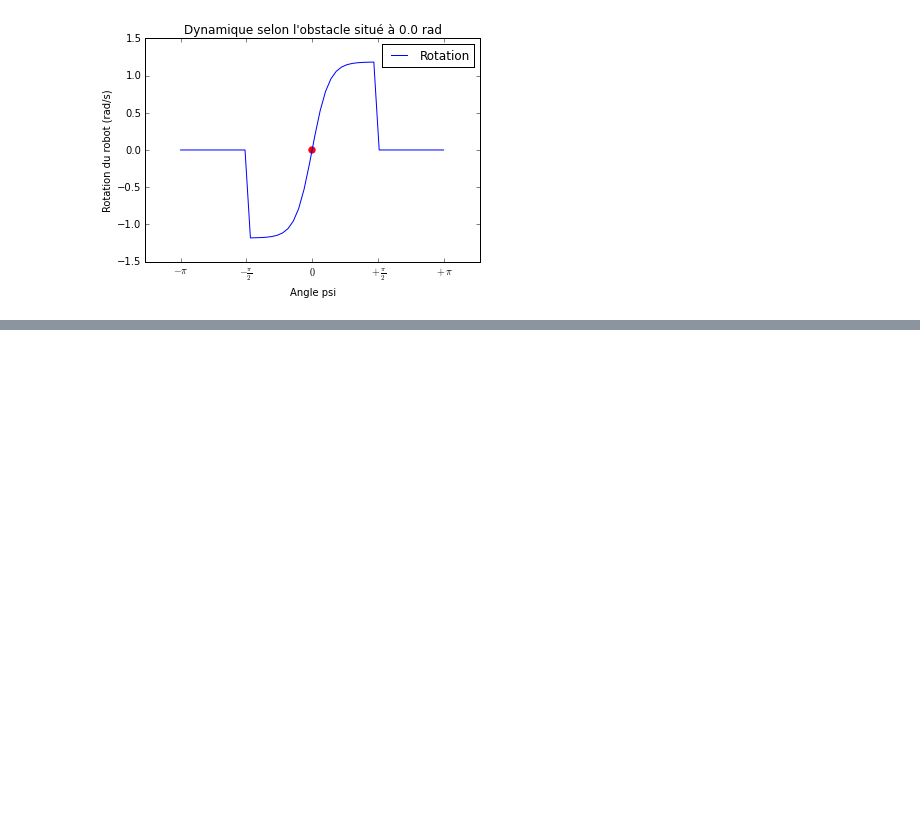
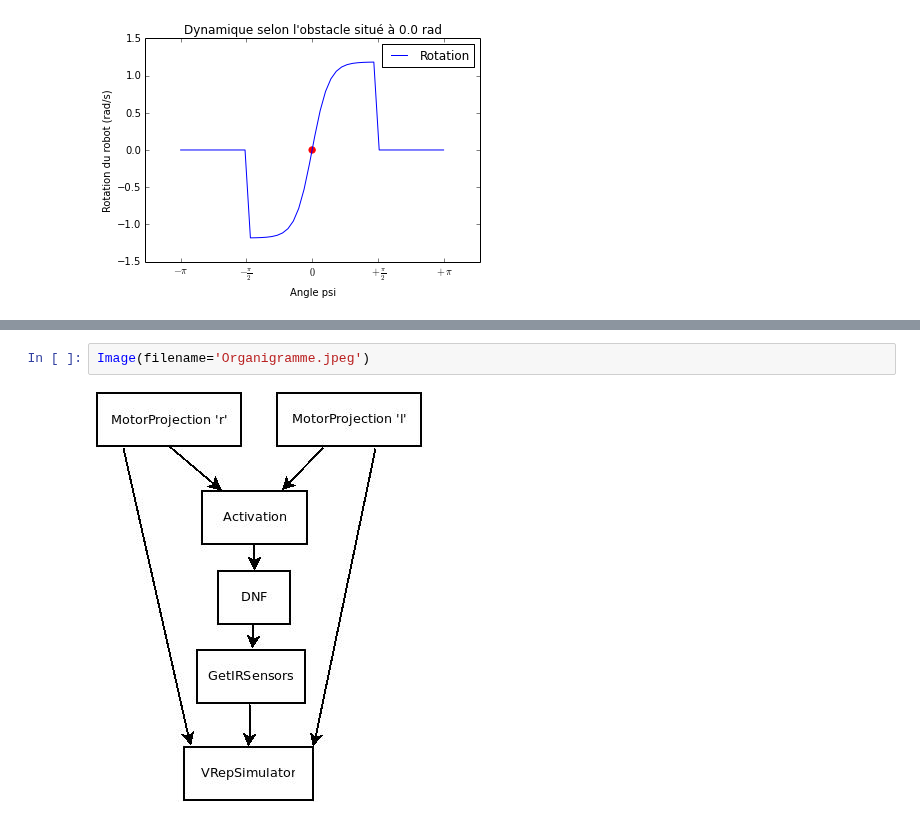
Before and after one commit to bchappet/dnfpy, a Jupyter notebook: Rapport/Rapport.ipynb, the cells around one changed output, grey strips where cells are left out. Drawn from its saved outputs; the diff is of its cells as text; blank space fills up the shorter version.

Commit message:
Modifié une figure dans le rapport pour le rendre exportable

```diff
--- a/Rapport/Rapport.ipynb
+++ b/Rapport/Rapport.ipynb
@@ -138 +153,5 @@ display(w)
+# %%
+Image(filename='Organigramme.jpeg')
+# %% [output]
+[figure, added]
 # %% [markdown]
```
Also changed, not shown: parts of 4 cells of this notebook.
